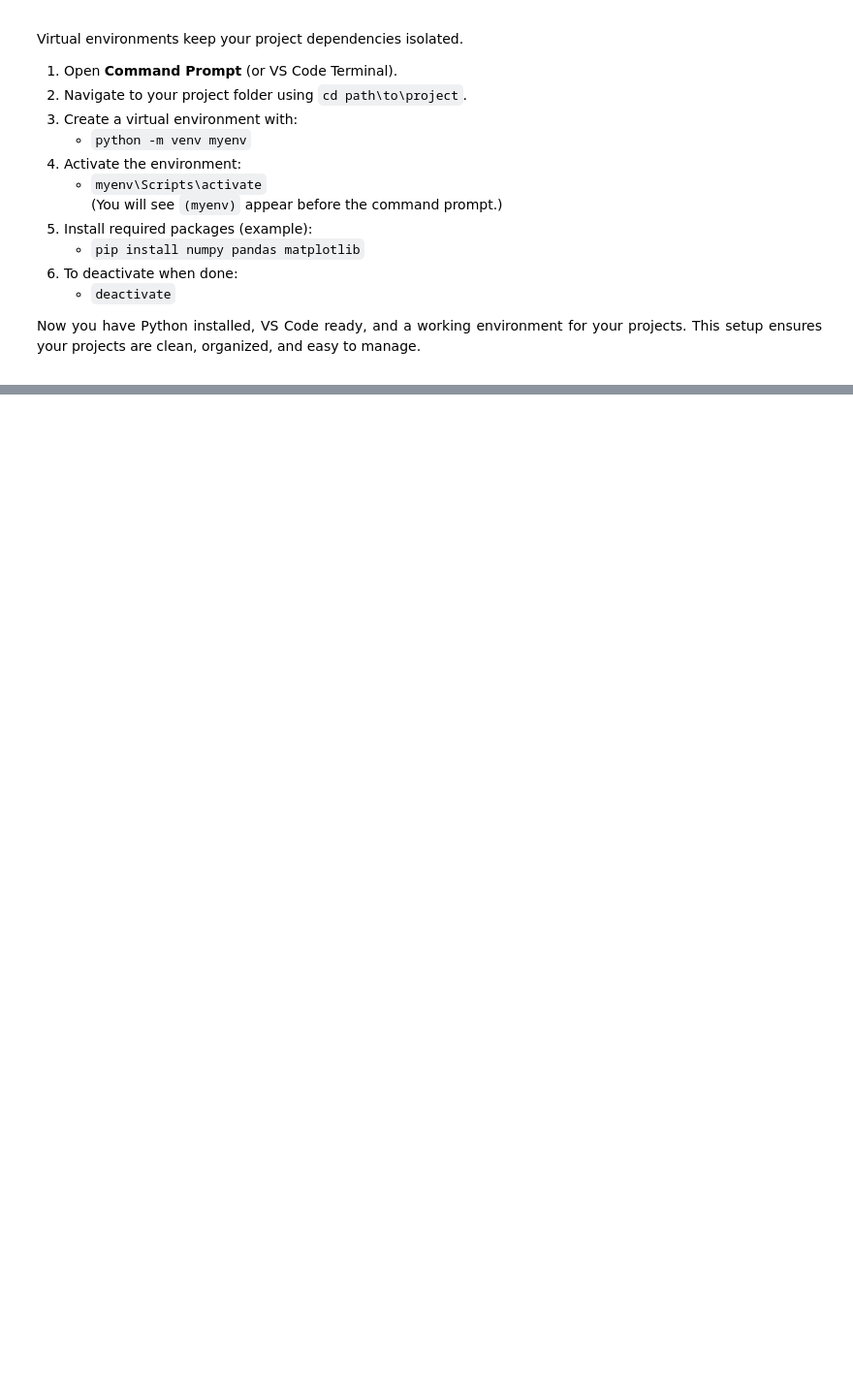
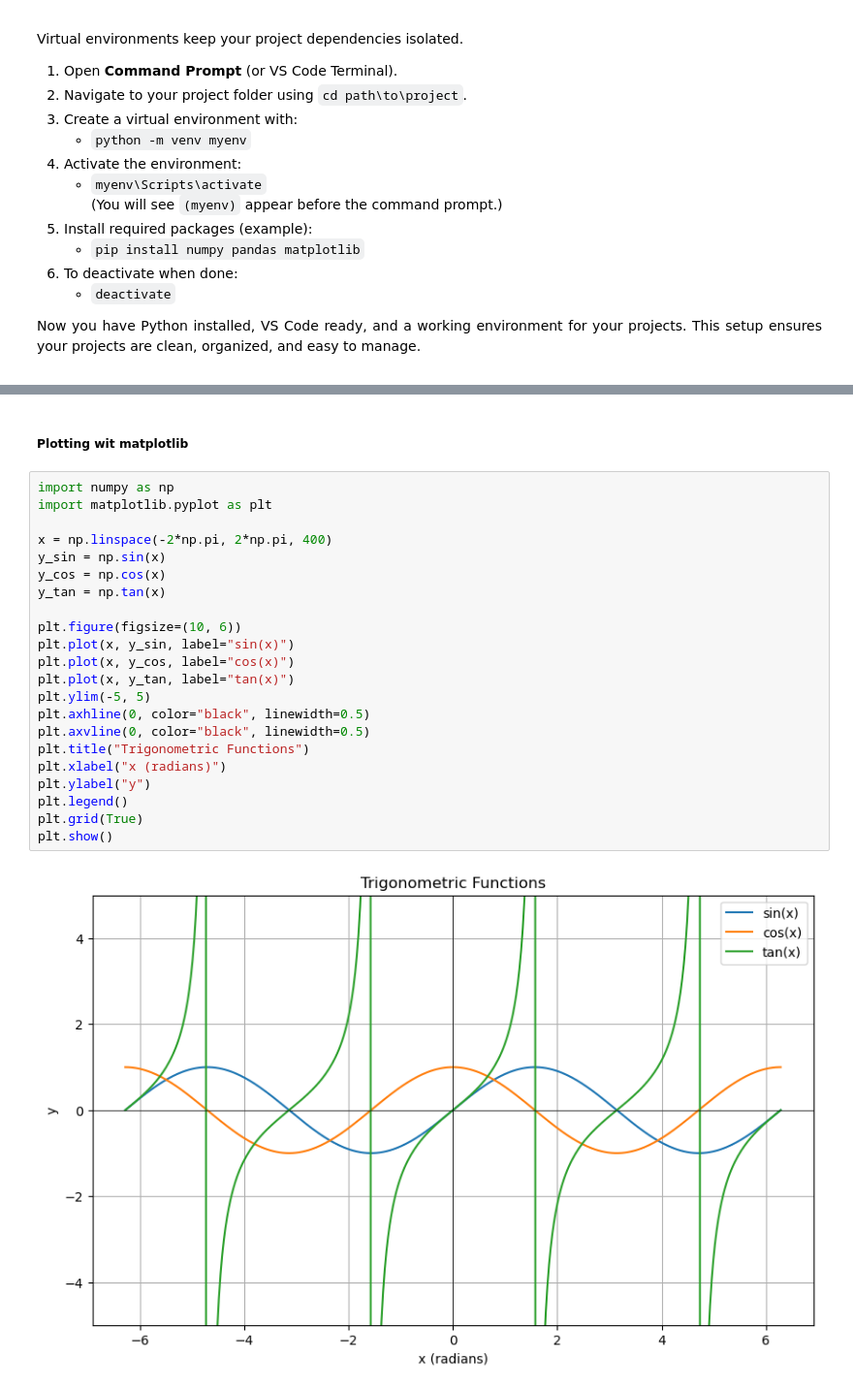
Before and after one commit to ali-tayyab/Quantum-Computing-Course, a Jupyter notebook: Basics_of_python.ipynb, the cells around one changed output, grey strips where cells are left out. Shown at 97% size. Saved outputs shown, nothing was run; the diff lists cells and outputs as text; blank space fills up the shorter version.

```diff
--- a/Basics_of_python.ipynb
+++ b/Basics_of_python.ipynb
@@ -242,2 +210,28 @@ math.factorial(4)
+# %% [markdown]
+##### **Plotting wit matplotlib**
+# %%
+import numpy as np
+import matplotlib.pyplot as plt
+
+x = np.linspace(-2*np.pi, 2*np.pi, 400)
+y_sin = np.sin(x)
+y_cos = np.cos(x)
+y_tan = np.tan(x)
+
+plt.figure(figsize=(10, 6))
+plt.plot(x, y_sin, label="sin(x)")
+plt.plot(x, y_cos, label="cos(x)")
+plt.plot(x, y_tan, label="tan(x)")
+plt.ylim(-5, 5)
+plt.axhline(0, color="black", linewidth=0.5)
+plt.axvline(0, color="black", linewidth=0.5)
+plt.title("Trigonometric Functions")
+plt.xlabel("x (radians)")
+plt.ylabel("y")
+plt.legend()
+plt.grid(True)
+plt.show()
+# %% [output]
+[figure, added]
 # %%
 # Create a function, which takes a list as an argument and return the greatest number from the list
```
Also changed, not shown: parts of 31 cells of this notebook.
